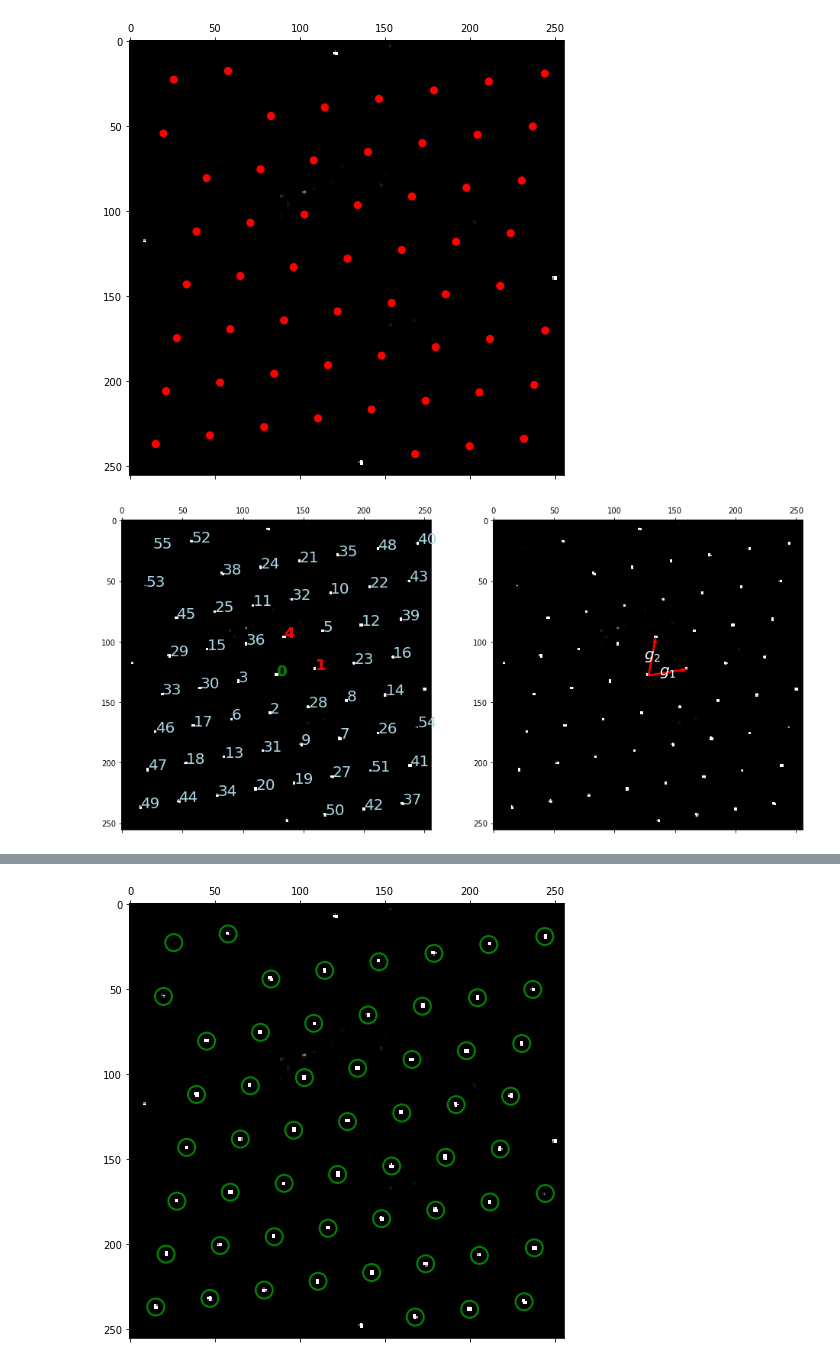
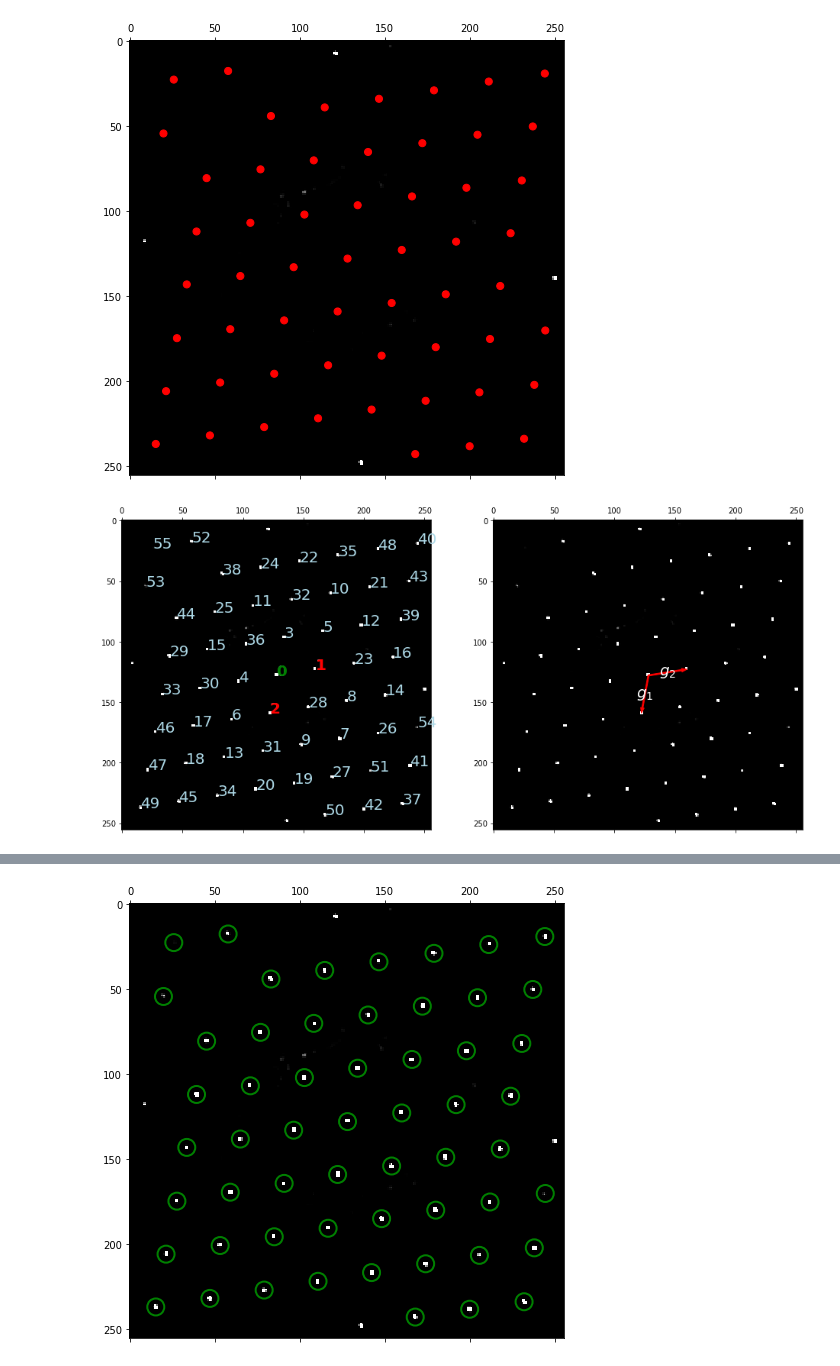
Before and after one commit to py4dstem/py4DSTEM_tutorials, a Jupyter notebook: strain_crystalline/strain_simple_quantum_well.ipynb, the cells around one changed output, grey strips where cells are left out. Cells and saved outputs as stored; diff of their text form; code cells hidden in the pictures.

```diff
--- a/strain_crystalline/strain_simple_quantum_well.ipynb
+++ b/strain_crystalline/strain_simple_quantum_well.ipynb
@@ -86,7 +86,7 @@ unfolded False
 
 # We want to import this experiment as a py4DSTEM datacube.
 # note that we are accessing a "dataset" inside various groups (groups are the HDF5 equivalent of directories)
-dataset = py4DSTEM.io.DataCube(data=f['Experiments']['-fpd_expt-fpd_data']['data'])
+dataset = py4DSTEM.io.DataCube(data=f['Experiments/-fpd_expt-fpd_data/data'][...])
 # %%
 # We can verify the dataset is 4 dimensional by checking the shape:
 dataset.data.shape
@@ -199,11 +200,11 @@ dataset_corr.data[9,:,:,:] = np.roll(dataset_corr.data[9,:,:,:],1,axis=0)
 dataset_corr.data[3,:,:,:] = np.roll(dataset_corr.data[3,:,:,:],-4,axis=0)
 # %%
 # re-calculate the virtual BF and DF images
-image_BF = py4DSTEM.process.virtualimage.get_virtualimage_circ(
+image_BF_corr = py4DSTEM.process.virtualimage.get_virtualimage_circ(
     dataset_corr,
     qx0, qy0,
     probe_semiangle + expand_BF)
-image_DF = py4DSTEM.process.virtualimage.get_virtualimage_ann(
+image_DF_corr = py4DSTEM.process.virtualimage.get_virtualimage_ann(
     dataset_corr,
     qx0, qy0,
     probe_semiangle + expand_BF,
@@ -292,7 +295,7 @@ minRelativeIntensity=0.001
 relativeToPeak=0
 minPeakSpacing=0
 maxNumPeaks=100
-subpixel='multicorr'
+subpixel='poly'
 upsample_factor=20
 
 disks_selected = py4DSTEM.process.diskdetection.find_Bragg_disks_selected(
@@ -434,23 +436,23 @@ py4DSTEM.visualize.show_points(
 # %%
 # Define the lattice, which is composed of:
 #     -center beam index
 #     -beam index which defines g1
 #     -beam index which defines g2
-index_0, index_g1, index_g2 = 0, 1, 4
+index_0, index_g1, index_g2 = 0, 2, 1
 
 # Plot the selected lattice vectors - note they are in order of detected intensity
 g1,g2 = py4DSTEM.visualize.select_lattice_vectors(
     bragg_vector_map,
     figsize=(16,8),
     clipvals='manual',
     min=0,
     max=1e3,
     gx=gx,gy=gy,
     i0=index_0,
     i1=index_g1,
     i2=index_g2)
 # %% [output]
-[figure, old version]
+[figure, new version]
 # %%
 # Get indexing for all peaks, plot the indices overlaid onto the peaks
 h, k, braggdirections = py4DSTEM.process.latticevectors.index_bragg_directions(
```
Also changed, not shown: parts of 20 cells of this notebook.
